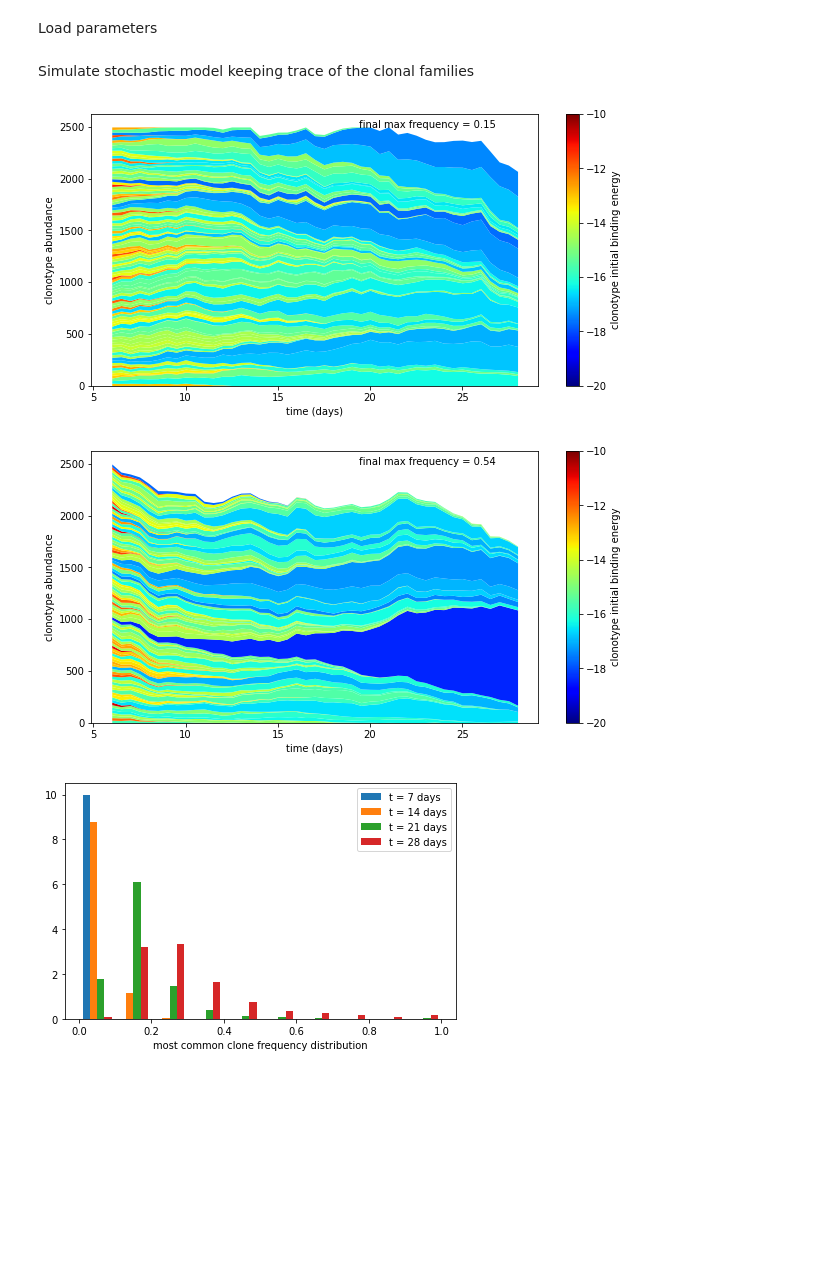
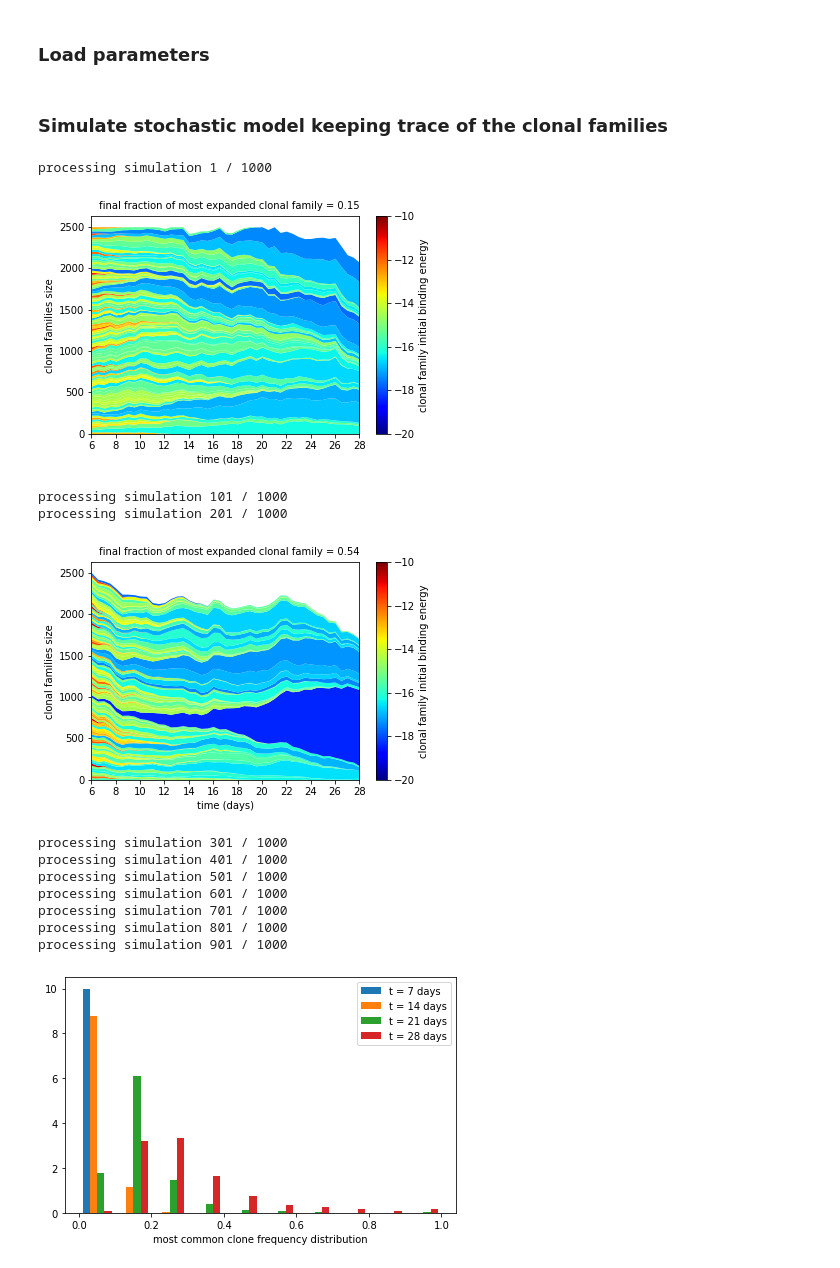
Before and after one commit to mmolari/affinity_maturation, a Jupyter notebook: figure_3.ipynb, the cells around one changed output. Drawn from its saved outputs; the diff is of its cells as text; code cells hidden in the pictures; blank space fills up the shorter version.

Commit message:
commented and finalized figure 3

```diff
--- a/figure_3.ipynb
+++ b/figure_3.ipynb
@@ -6,8 +6,8 @@ import pandas as pd
 import pickle as pkl
 
 import am_sim as ams
-# %% [markdown]
-Load parameters
+# %% [markdown]
+### Load parameters
 # %%
 # load search df
 df = pd.read_csv('inference_results/t_final_search_history.csv', index_col=0)
@@ -16,4 +16,4 @@ df = pd.read_csv('inference_results/t_final_search_history.csv', index_col=0)
 from utilities.analyze_inference import best_par_in_df
 par = best_par_in_df(df)
 # %% [markdown]
-Simulate stochastic model keeping trace of the clonal families
+### Simulate stochastic model keeping trace of the clonal families
@@ -20,51 +26,71 @@ Simulate stochastic model keeping trace of the clonal families
 # %%
-from utilities.clonotype_analysis import stoch_GC_clonotype_evo, plot_GC_ctype_evo
-
-N_sims = 1000 # number of stochastic simulations
-D_test = 1. # injected Ag dosage
-T_test = 28 # number of days of evolution
+# execute stochastic simulations and produce figures for the two dominance exaples
+# NB: if the simulations are too long the results can be directly loaded executing the next cell
 
 sim_results = [] # list of simulation results
 
 for n_seed in range(N_sims):
+
+    # print every 100 simulations
+    if n_seed % 100 == 0:
+        print(f'processing simulation {n_seed + 1} / {N_sims}')
+
     # for reproducibility of the two examples
     np.random.seed(n_seed)
 
-    # perform a stochastic simulation
-    # returns the evolution of the number of clones over time,
-    # the initial binding energy of each clonotype family
-    # the evolution of the frequency of the most abundant clonotype,
-    # the list of time-points (in days) at which the results are collected
-    ctype_evo_df, ctype_en, f_max, t_days = stoch_GC_clonotype_evo(par, D_test, T_test)
+    # perform a stochastic simulation, returns
+    # the evolution of the number of members for each clonal family over time,
+    # and the initial binding energy of each clonal family,
+    ctype_count_df, founders_en = stoch_GC_clonotype_evo(par, D_test, T_test)
+    # extract time in days relative to the clonal counts
+    t_days = ctype_count_df.index
+    # extract frequency of most expanded clonal family for each time
+    f_max = ctype_count_df.max(axis=1) / ctype_count_df.sum(axis=1)
 
     # create a dictionary entry to append to the results.
     # it contains the evolution of the must abundant clonotype frequency
     df_entry = {f'fmax_t_{t_days[n]}' : fm for n, fm in enumerate(f_max)}
-    # the initial binding energy of the highest affinity clonotype
-    df_entry['best_founder_en'] = ctype_en.min()
+    # the initial binding energy of the highest-affinity clonotype
+    df_entry['best_founder_en'] = founders_en.min()
     # the seed that produced the simulation
     df_entry['seed'] = n_seed
     # append the result to the result list
     sim_results.append(df_entry)
 
-    #
+    # plot two examples for two particular seeds (low and high clonal dominance) for figure 3
     if n_seed == 74:
-        plot_GC_ctype_evo(ctype_evo_df, ctype_en, savename='figures/fig_3/low_clonal_dominance_example.pdf',
-                          cmap_range=[-20,-10])
-    if n_seed == 260:
-        plot_GC_ctype_evo(ctype_evo_df, ctype_en, savename='figures/fig_3/high_clonal_dominance_example.pdf',
-                          cmap_range=[-20,-10])
+        fig, ax = plt.subplots(1,1)
+        mapp = plot_GC_ctype_evo(ax, ctype_count_df, founders_en, cmap_range=[-20,-10])
+        plt.colorbar(mapp, label='clonal family initial binding energy')
+        plt.savefig('figures/fig_3/low_clonal_dominance_example.pdf')
+        plt.show()
+    elif n_seed == 260:
+        fig, ax = plt.subplots(1,1)
+        mapp = plot_GC_ctype_evo(ax, ctype_count_df, founders_en, cmap_range=[-20,-10])
+        plt.colorbar(mapp, label='clonal family initial binding energy')
+        plt.savefig('figures/fig_3/high_clonal_dominance_example.pdf')
+        plt.show()
 
 
 # create dataframe with the results
 results_df = pd.DataFrame(sim_results)
 results_df = results_df.set_index('seed')
 
 # save simulation results in a pickle archive
 with open('figures/fig_3/stoch_sim_results.pkl', 'wb') as f:
     pkl.dump(results_df, f)
     f.close()
 # %% [output]
+processing simulation 1 / 1000
-[figure, old version]
+[figure, new version]
+processing simulation 101 / 1000
+processing simulation 201 / 1000
-[figure, old version]
+[figure, new version]
+processing simulation 301 / 1000
+processing simulation 401 / 1000
+processing simulation 501 / 1000
+processing simulation 601 / 1000
+processing simulation 701 / 1000
+processing simulation 801 / 1000
+processing simulation 901 / 1000
 # %%
```
Also changed, not shown: parts of 6 cells of this notebook, 3 other files.
